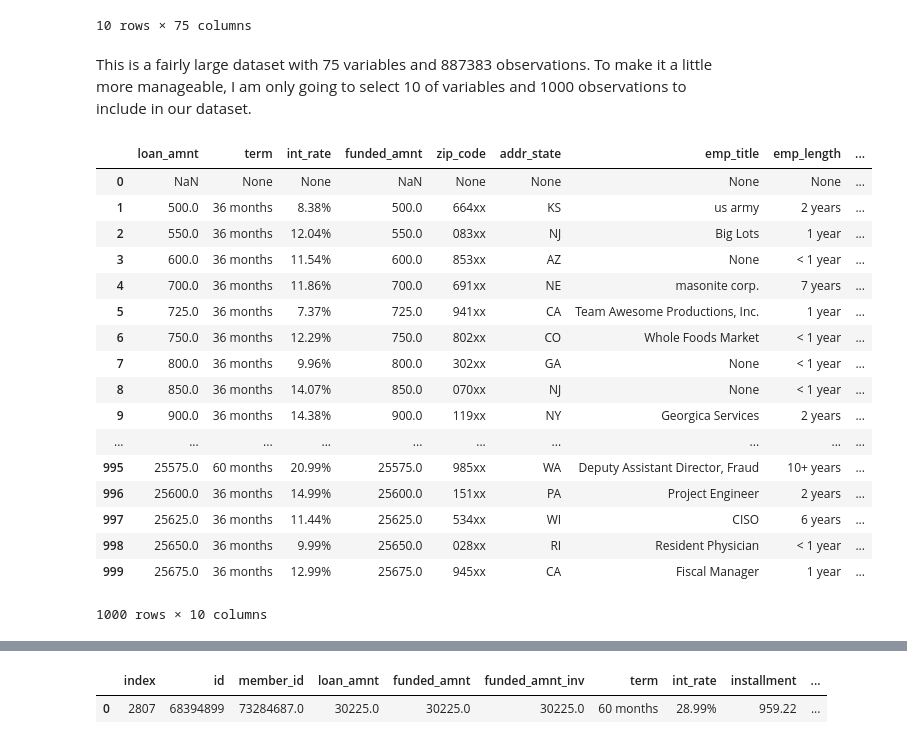
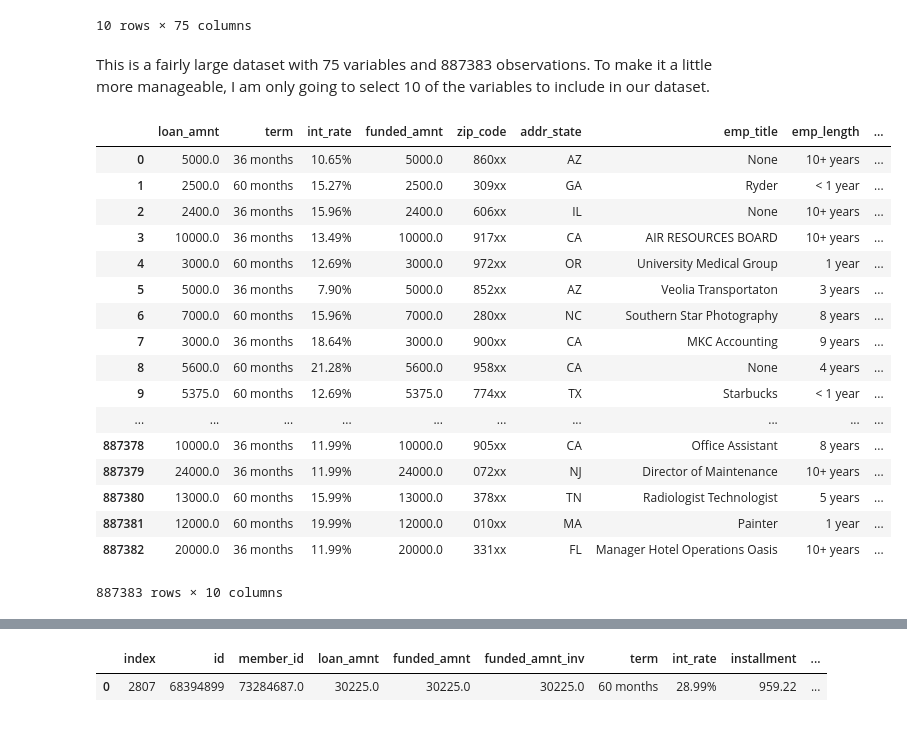
Before and after one commit to spencerrwise/homework1, a Jupyter notebook: Homework_1_Notebook.ipynb, the cells around one changed output, grey strips where cells are left out. Drawn from its saved outputs; the diff is of its cells as text; code cells hidden in the pictures.

Commit message:
More progress on dataset 2 plus improved storytelling

```diff
--- a/Homework_1_Notebook.ipynb
+++ b/Homework_1_Notebook.ipynb
@@ -160,6 +160,6 @@ Another way of visualizing this data is by using a histogram to plot the distrib
 ### Import Dataset 2
 # %%
 #reading in the LendingClub dataset downloaded from kaggle
-club  =  sqlite3.connect("C:/Users/Spencer/Dropbox/School/Fall 2018/Machine Learning/Projects/Homework_1/database.sqlite")
+conn  =  sqlite3.connect("C:/Users/Spencer/Dropbox/School/Fall 2018/Machine Learning/Projects/Homework_1/database.sqlite")
 # %%
 #preview data
@@ -179,30 +179,28 @@ head_club
 | 9 | 9 | 1071570 | 1306721.0 | 5375.0 | 5375.0 | 5350.0 | 60 months | 12.69% | 121.45 | ... |
 10 rows × 75 columns
 # %% [markdown]
-This is a fairly large dataset with 75 variables and 887383	observations. To make it a little more manageable, I am only going to select 10 of variables and 1000 observations to include in our dataset.
+This is a fairly large dataset with 75 variables and 887383	observations. To make it a little more manageable, I am only going to select 10 of the variables to include in our dataset.
 # %%
 #Selecting only 10 of the most interesting variables and cutting down observations to 1000
-club_lite = pd.read_sql_query("""select loan_amnt, term, int_rate, funded_amnt, zip_code, addr_state, emp_title, emp_length, home_ownership, grade from loan
-                    group by loan_amnt
-                    order by loan_amnt
-                    limit 1000""", club)
-club_lite
+df_lite = pd.read_sql_query("""select loan_amnt, term, int_rate, funded_amnt, zip_code, addr_state, emp_title, emp_length, home_ownership, grade from loan
+                    """, conn)
+df_lite
 # %% [output]
 |  | loan_amnt | term | int_rate | funded_amnt | zip_code | addr_state | emp_title | emp_length | ... |
-| 0 | NaN | None | None | NaN | None | None | None | None | ... |
-| 1 | 500.0 | 36 months | 8.38% | 500.0 | 664xx | KS | us army | 2 years | ... |
-| 2 | 550.0 | 36 months | 12.04% | 550.0 | 083xx | NJ | Big Lots | 1 year | ... |
-| 3 | 600.0 | 36 months | 11.54% | 600.0 | 853xx | AZ | None | < 1 year | ... |
-| 4 | 700.0 | 36 months | 11.86% | 700.0 | 691xx | NE | masonite corp. | 7 years | ... |
-| 5 | 725.0 | 36 months | 7.37% | 725.0 | 941xx | CA | Team Awesome Productions, Inc. | 1 year | ... |
-| 6 | 750.0 | 36 months | 12.29% | 750.0 | 802xx | CO | Whole Foods Market | < 1 year | ... |
-| 7 | 800.0 | 36 months | 9.96% | 800.0 | 302xx | GA | None | < 1 year | ... |
-| 8 | 850.0 | 36 months | 14.07% | 850.0 | 070xx | NJ | None | < 1 year | ... |
-| 9 | 900.0 | 36 months | 14.38% | 900.0 | 119xx | NY | Georgica Services | 2 years | ... |
+| 0 | 5000.0 | 36 months | 10.65% | 5000.0 | 860xx | AZ | None | 10+ years | ... |
+| 1 | 2500.0 | 60 months | 15.27% | 2500.0 | 309xx | GA | Ryder | < 1 year | ... |
+| 2 | 2400.0 | 36 months | 15.96% | 2400.0 | 606xx | IL | None | 10+ years | ... |
+| 3 | 10000.0 | 36 months | 13.49% | 10000.0 | 917xx | CA | AIR RESOURCES BOARD | 10+ years | ... |
+| 4 | 3000.0 | 60 months | 12.69% | 3000.0 | 972xx | OR | University Medical Group | 1 year | ... |
+| 5 | 5000.0 | 36 months | 7.90% | 5000.0 | 852xx | AZ | Veolia Transportaton | 3 years | ... |
+| 6 | 7000.0 | 60 months | 15.96% | 7000.0 | 280xx | NC | Southern Star Photography | 8 years | ... |
+| 7 | 3000.0 | 36 months | 18.64% | 3000.0 | 900xx | CA | MKC Accounting | 9 years | ... |
+| 8 | 5600.0 | 60 months | 21.28% | 5600.0 | 958xx | CA | None | 4 years | ... |
+| 9 | 5375.0 | 60 months | 12.69% | 5375.0 | 774xx | TX | Starbucks | < 1 year | ... |
 | ... | ... | ... | ... | ... | ... | ... | ... | ... | ... |
-| 995 | 25575.0 | 60 months | 20.99% | 25575.0 | 985xx | WA | Deputy Assistant Director, Fraud | 10+ years | ... |
-| 996 | 25600.0 | 36 months | 14.99% | 25600.0 | 151xx | PA | Project Engineer | 2 years | ... |
-| 997 | 25625.0 | 36 months | 11.44% | 25625.0 | 534xx | WI | CISO | 6 years | ... |
-| 998 | 25650.0 | 36 months | 9.99% | 25650.0 | 028xx | RI | Resident Physician | < 1 year | ... |
-| 999 | 25675.0 | 36 months | 12.99% | 25675.0 | 945xx | CA | Fiscal Manager | 1 year | ... |
+| 887378 | 10000.0 | 36 months | 11.99% | 10000.0 | 905xx | CA | Office Assistant | 8 years | ... |
+| 887379 | 24000.0 | 36 months | 11.99% | 24000.0 | 072xx | NJ | Director of Maintenance | 10+ years | ... |
+| 887380 | 13000.0 | 60 months | 15.99% | 13000.0 | 378xx | TN | Radiologist Technologist | 5 years | ... |
+| 887381 | 12000.0 | 60 months | 19.99% | 12000.0 | 010xx | MA | Painter | 1 year | ... |
+| 887382 | 20000.0 | 36 months | 11.99% | 20000.0 | 331xx | FL | Manager Hotel Operations Oasis | 10+ years | ... |
-1000 rows × 10 columns
+887383 rows × 10 columns
```
Also changed, not shown: parts of 13 cells of this notebook.
